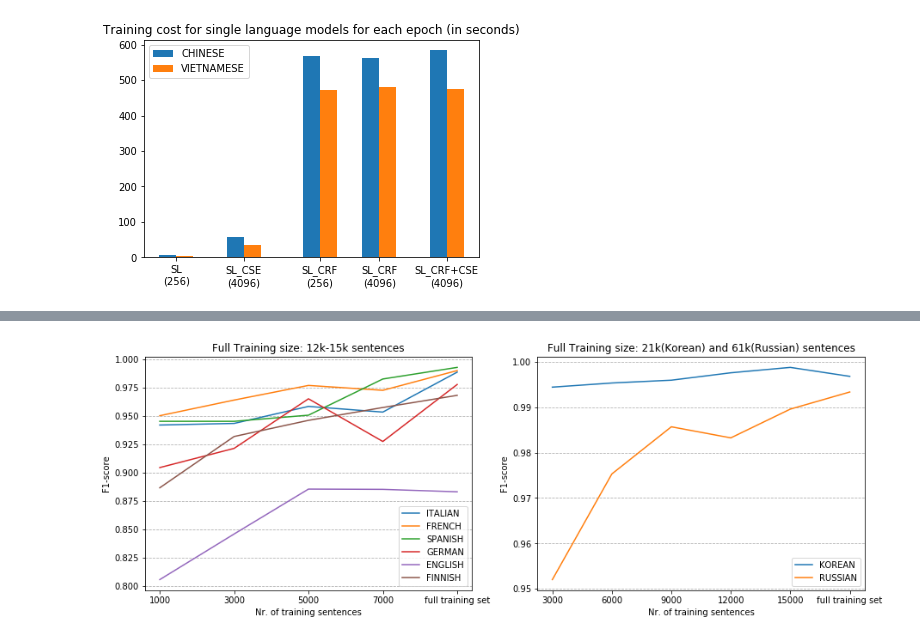
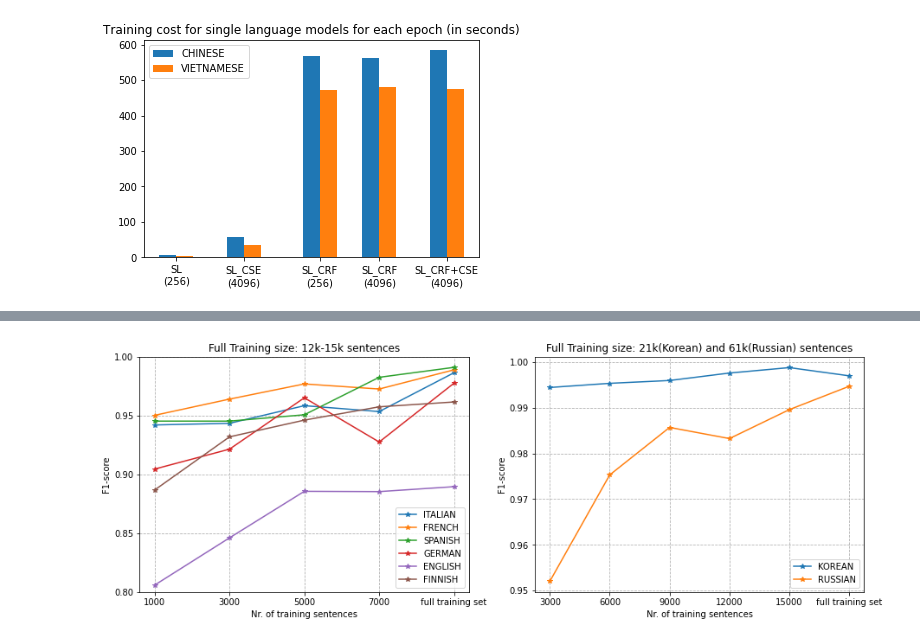
Before and after one commit to wuqi0704/MasterThesis_Tokenization, a Jupyter notebook: flair/plots.ipynb, the cells around one changed output, grey strips where cells are left out. Saved outputs shown, nothing was run; the diff lists cells and outputs as text; code cells hidden in the pictures.

```diff
--- a/flair/plots.ipynb
+++ b/flair/plots.ipynb
@@ -506,4 +507,7 @@ df_bm['F1-score'][lan]
 # %%
+df = pd.read_csv('/Users/qier/MasterThesis_Tokenization/results/SL_6L_downsized.csv',index_col=0)
+df_bm = pd.read_csv('/Users/qier/MasterThesis_Tokenization/results/3_SL.csv',index_col=0)
+
 LanguageList = [
     'ITALIAN',
     'FRENCH',
@@ -520,3 +524,14 @@ for lan in LanguageList:
             lan_f1[lan].append(df.loc[idx,'F1-score'])
 for lan in LanguageList:
     lan_f1[lan].append(df_bm['F1-score'][lan])
+
+N = list(np.array([1,3,5,7])*1000)
+N.append('full training set')
+plt.figure(figsize=[7,5])
+index_nums = [0,2,4,6,7]
+for lan in LanguageList:
+    # plt.plot(N,lan_f1[lan],label = lan)
+    plt.plot(N,[lan_f1[lan][val] for val in index_nums],'-*',label = lan)
+
+plt.legend()
+plt.grid(ls='--')
@@ -537,10 +539,0 @@ output
-# %%
-N = list(np.array([1,3,5,7])*1000)
-N.append('full training set')
-plt.figure(figsize=[7,5])
-index_nums = [0,2,4,6,7]
-for lan in LanguageList:
-    # plt.plot(N,lan_f1[lan],label = lan)
-    plt.plot(N,[lan_f1[lan][val] for val in index_nums],label = lan)
-plt.legend()
-plt.grid(ls='--',axis='y')
@@ -549,26 +540,30 @@ plt.grid(ls='--',axis='y')
 # %%
 f,ax = plt.subplots(1,2,figsize=[15,5])
 
 N = list(np.array([1,3,5,7])*1000)
 N.append('full training set')
 index_nums = [0,2,4,6,7]
 for lan in LanguageList:
-    # plt.plot(N,lan_f1[lan],label = lan)
-    ax[0].plot(N,[lan_f1[lan][val] for val in index_nums],label = lan)
+    ax[0].plot(N,[lan_f1[lan][val] for val in index_nums],'-*',label = lan)
 ax[0].legend()
 ax[0].set_title('Full Training size: 12k-15k sentences')
 
 N = list(np.array([1,2,3,4,5])*3000)
 N.append('full training set')
-ax[1].plot(N,K,label='KOREAN')
-ax[1].plot(N,R,label='RUSSIAN')
+ax[1].plot(N,K,'-*',label='KOREAN')
+ax[1].plot(N,R,'-*',label='RUSSIAN')
 ax[1].legend()
 ax[1].set_title('Full Training size: 21k(Korean) and 61k(Russian) sentences')
 
-ax[0].grid(ls='--',axis='y')
-ax[1].grid(ls='--',axis='y')
+ax[0].grid(ls='--')
+ax[1].grid(ls='--')
+
+ax[0].set_ylim(0.8,1.0)
+ax[0].set_yticks(np.arange(0.8,1.05, 0.05))
 
 for axs in ax.flat:
     axs.set(xlabel='Nr. of training sentences', ylabel='F1-score')
+
+# fig.savefig('Train_vs_f1.png')
 # %% [output]
-[figure, old version]
+[figure, new version]
```
Also changed, not shown: parts of 13 cells of this notebook, 4 other files.
